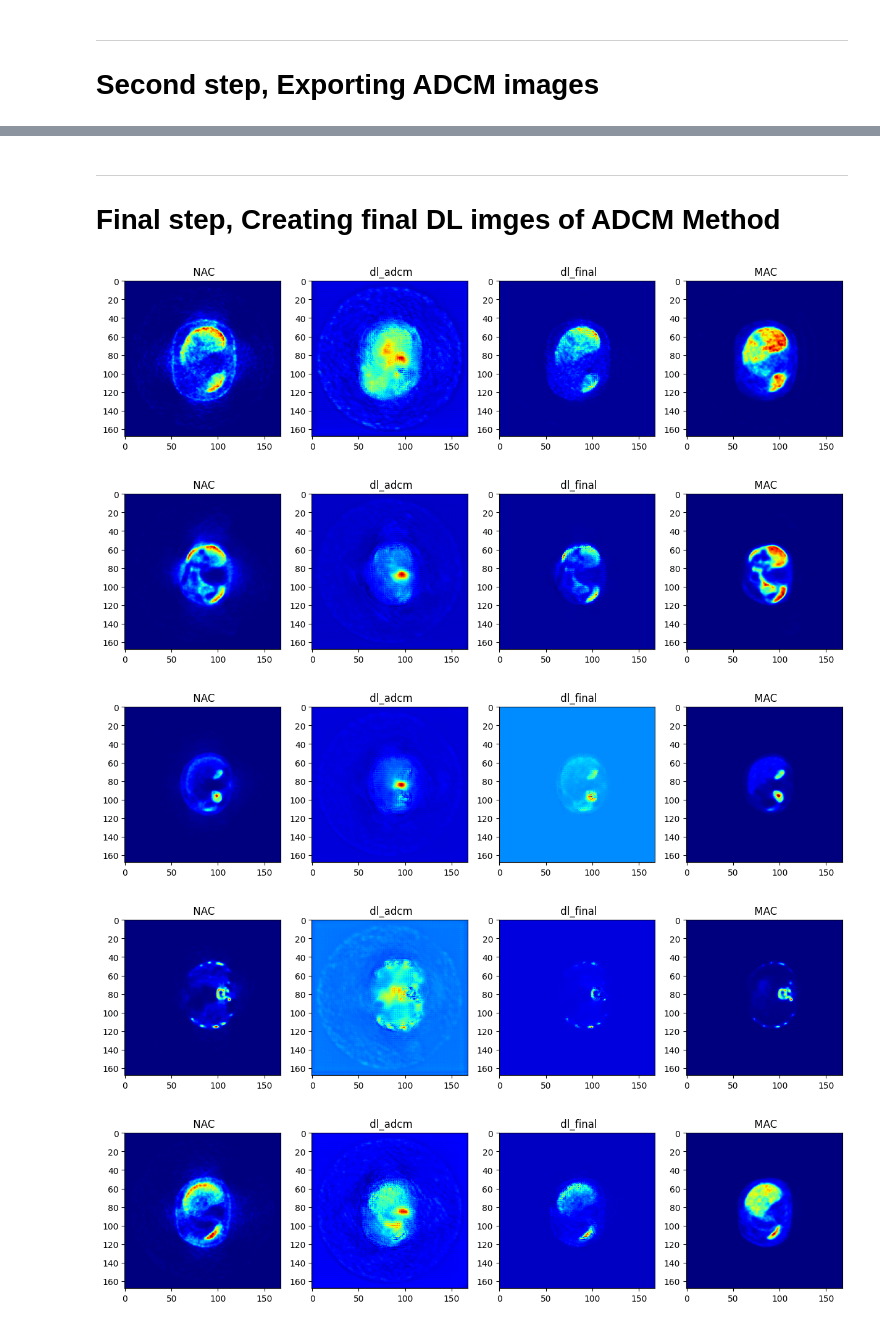
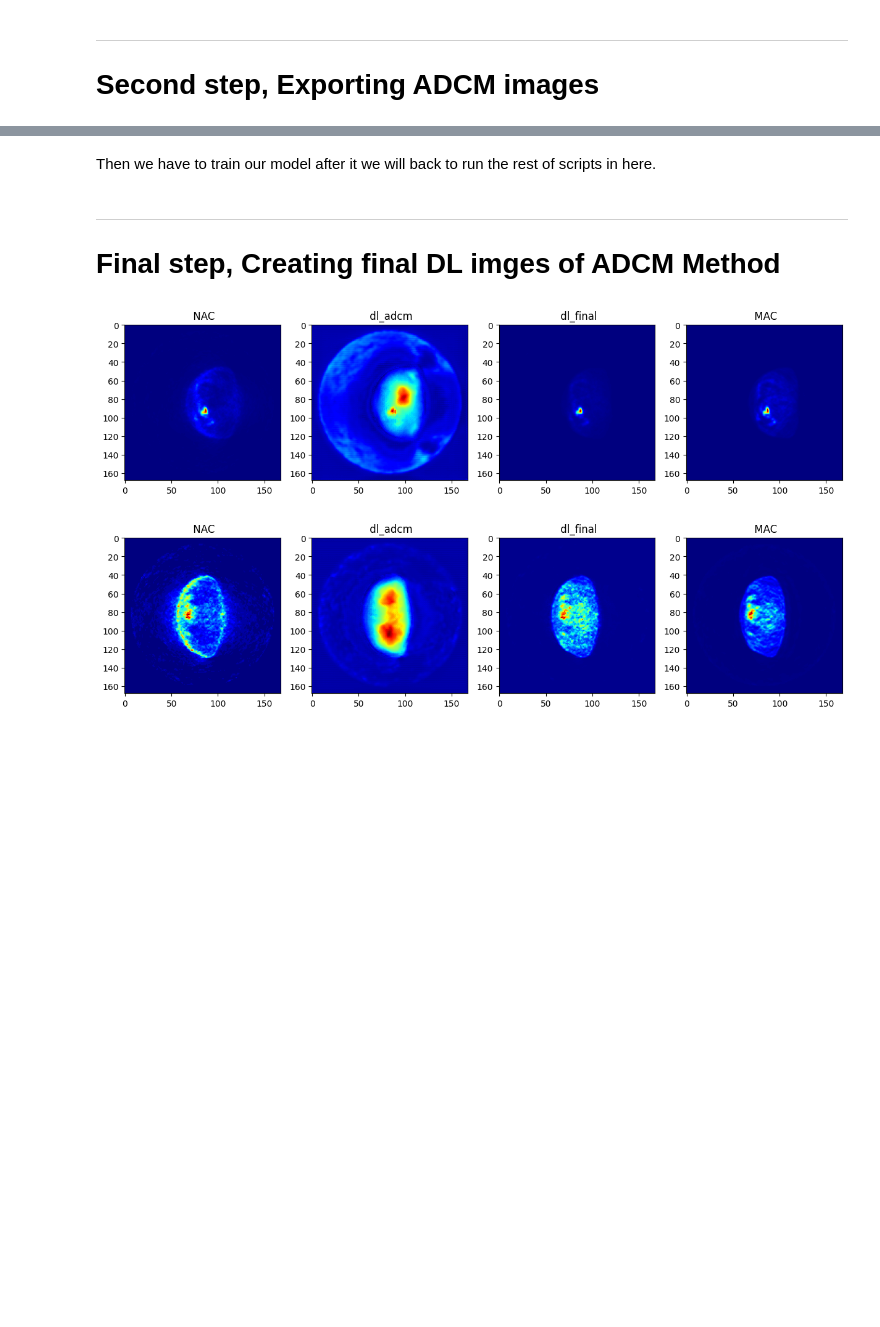
Before and after one commit to s-shahpouri/DL_PET, a Jupyter notebook: data_prep_adcm.ipynb, the cells around one changed output, grey strips where cells are left out. Cells and saved outputs as stored; diff of their text form; code cells hidden in the pictures; blank space fills up the shorter version.

```diff
--- a/data_prep_adcm.ipynb
+++ b/data_prep_adcm.ipynb
@@ -27,0 +163,2 @@ adcm_dir = "/homes/zshahpouri/DLP/ASC-PET-001/ADCM"
+# %%
+epsilon = 0
@@ -136,0 +373,3 @@ KeyboardInterrupt:
+# %%
+val = 1
+epsilon = 0
@@ -147,7 +460,7 @@ for nac_path, mac_path in zip(train_images, target_images):
     mac_img = mac_nii.get_fdata()
 
     # Calculate ADCM using the function
-    adcm = calculate_adcm(nac_img, mac_img)
+    adcm = calculate_adcm_normalized(nac_img, mac_img)
 
     # Use the header from the original MAC image for ADCM image
     adcm_nii = nib.Nifti1Image(adcm.astype(np.float32), mac_nii.affine, mac_nii.header)
@@ -179,12 +492,14 @@ midrange [106.1739740555246, 6.006078418859138, 68.75]
 Saved ADCM image to /homes/zshahpouri/DLP/ASC-PET-001/ADCM/007067_C5_RJ_adcm.nii.gz
+# %% [markdown]
+Then we have to train our model after it we will back to run the rest of scripts in here.
 # %% [markdown]
 --------
 # Final step, Creating final DL imges of ADCM Method
 # %%
-def calculate_dl_mac(nac_img, dl_adcm_img, epsilon=0.001):
+def calculate_dl_mac(nac_img, dl_adcm_img, epsilon=epsilon):
 
-
-    nac_img = nac_img
+    dl_adcm_img = dl_adcm_img * val
+    nac_img = nac_img * 2
 
     dl_final = np.copy(nac_img)
 
@@ -199,7 +514,8 @@ import matplotlib.pyplot as plt
 
 # Function to plot a middle slice from the Z-axis of each volume
 def plot_middle_slice(nac_img, dl_adcm_im, dl_final, mac_images, title_prefix=''):
-    slice_idx = nac_img.shape[2] // 2  # Middle slice for the Z-axis
+
+    slice_idx = nac_img.shape[2] // 3  # Middle slice for the Z-axis
 
     fig, axes = plt.subplots(1, 4, figsize=(15, 5))
     axes[0].imshow(nac_img[:, :, slice_idx], cmap='jet')
@@ -221,7 +537,7 @@ import nibabel as nib
 
 data_dir = "/homes/zshahpouri/DLP/ASC-PET-001"
 dl_dir = '/homes/zshahpouri/DLP/Practic/OUT/'
-hint = 'dl_adcm2'
+hint = 'dl_adcm3'
 
 
 def extract_id(filepath):
@@ -231,37 +547,34 @@ def extract_id(filepath):
 
 nac_images = sorted(glob.glob(os.path.join(data_dir, "NAC", "*.nii.gz")))
 mac_images = sorted(glob.glob(os.path.join(data_dir, "MAC", "*.nii.gz")))
-dl_adcm_images = sorted(glob.glob(os.path.join(dl_dir, '**/*dl_adcm2.nii.gz'), recursive=True))
+dl_adcm_images = sorted(glob.glob(os.path.join(dl_dir, f'**/*{hint}.nii.gz'), recursive=True))
 
 # Create a dictionary to map identifiers to DL ADCM image paths
 dl_adcm_dict = {extract_id(filepath): filepath for filepath in dl_adcm_images}
 mac_dict = {extract_id(filepath): filepath for filepath in mac_images}
 
 # Create pairs by matching the NAC image identifiers with those in the DL ADCM and MAC dictionaries
 paired_images = [(nac_img, dl_adcm_dict[extract_id(nac_img)], mac_dict[extract_id(nac_img)]) for nac_img in nac_images if extract_id(nac_img) in dl_adcm_dict]
 
 i = 0
 for nac_path, dl_adcm_path, mac_path in paired_images:
     nac_nii = nib.load(nac_path)
     nac_img = nac_nii.get_fdata()
 
     mac_nii = nib.load(mac_path)
     mac_img = mac_nii.get_fdata()
 
 
     dl_adcm_nii = nib.load(dl_adcm_path)
     dl_adcm_im = dl_adcm_nii.get_fdata()
 
     dl_final = calculate_dl_mac(nac_img, dl_adcm_im)
 
     # Plotting the middle slice from the NAC, MAC, and ADCM images
     plot_middle_slice(nac_img, dl_adcm_im, dl_final, mac_img, title_prefix="")
     i += 1
-    if i == 6:
+    if i == 2:
         break
 # %% [output]
-[figure, old version]
+[figure, new version]
-[figure, old version]
+[figure, new version]
-[figure, removed]
-[figure, removed]
-[figure, removed]
```
Also changed, not shown: parts of 26 cells of this notebook, 13 other files.
